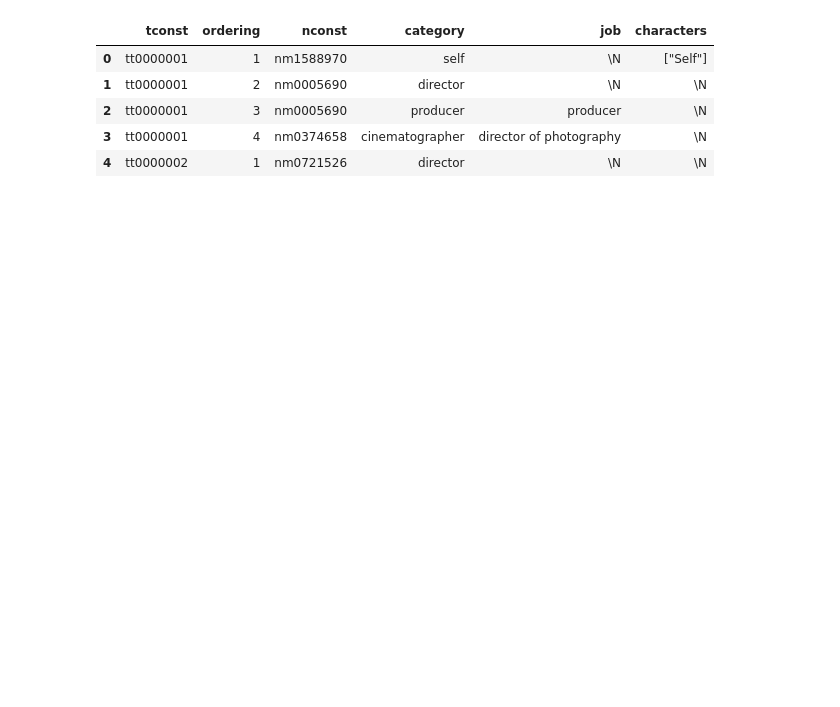
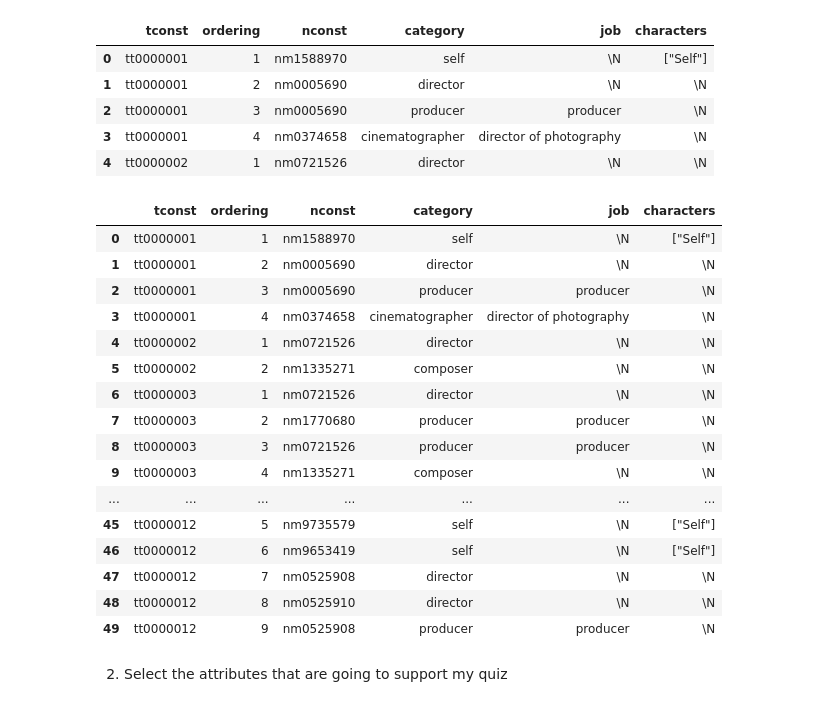
Before and after one commit to Diego-LeivaC/QUIZ_PROJECT_LEIVA, a Jupyter notebook: initial_project.ipynb, the cells around one changed output. Cells and saved outputs as stored; diff of their text form; code cells hidden in the pictures; blank space fills up the shorter version.

```diff
--- a/initial_project.ipynb
+++ b/initial_project.ipynb
@@ -69,3 +80,32 @@ title_principals.head()
 | 2 | tt0000001 | 3 | nm0005690 | producer | producer | \N |
 | 3 | tt0000001 | 4 | nm0374658 | cinematographer | director of photography | \N |
 | 4 | tt0000002 | 1 | nm0721526 | director | \N | \N |
+# %%
+title_principals.head(50)
+# This is the data related with key persons associated with each title, where:
+# tconst, as I mentioned before, is the unique identifier for each title, allowing cross-referencing with other tables.
+# ordering, is the order of the person’s appearance for the title
+# nconst, as I mentioned before, is the unique identifier for the person, which can link to the variable: name_basics.
+# category, is the person’s role category, like actor, director, producer, etc.
+# job, it's more specific job title if available (producer, etc).
+# characters, is the name(s) of character(s) portrayed (for actors), or \N if not applicable.
+# %% [output]
+|  | tconst | ordering | nconst | category | job | characters |
+| 0 | tt0000001 | 1 | nm1588970 | self | \N | ["Self"] |
+| 1 | tt0000001 | 2 | nm0005690 | director | \N | \N |
+| 2 | tt0000001 | 3 | nm0005690 | producer | producer | \N |
+| 3 | tt0000001 | 4 | nm0374658 | cinematographer | director of photography | \N |
+| 4 | tt0000002 | 1 | nm0721526 | director | \N | \N |
+| 5 | tt0000002 | 2 | nm1335271 | composer | \N | \N |
+| 6 | tt0000003 | 1 | nm0721526 | director | \N | \N |
+| 7 | tt0000003 | 2 | nm1770680 | producer | producer | \N |
+| 8 | tt0000003 | 3 | nm0721526 | producer | producer | \N |
+| 9 | tt0000003 | 4 | nm1335271 | composer | \N | \N |
+| ... | ... | ... | ... | ... | ... | ... |
+| 45 | tt0000012 | 5 | nm9735579 | self | \N | ["Self"] |
+| 46 | tt0000012 | 6 | nm9653419 | self | \N | ["Self"] |
+| 47 | tt0000012 | 7 | nm0525908 | director | \N | \N |
+| 48 | tt0000012 | 8 | nm0525910 | director | \N | \N |
+| 49 | tt0000012 | 9 | nm0525908 | producer | producer | \N |
+# %% [markdown]
+2. Select the attributes that are going to support my quiz
```
Also changed, not shown: parts of 10 cells of this notebook.
